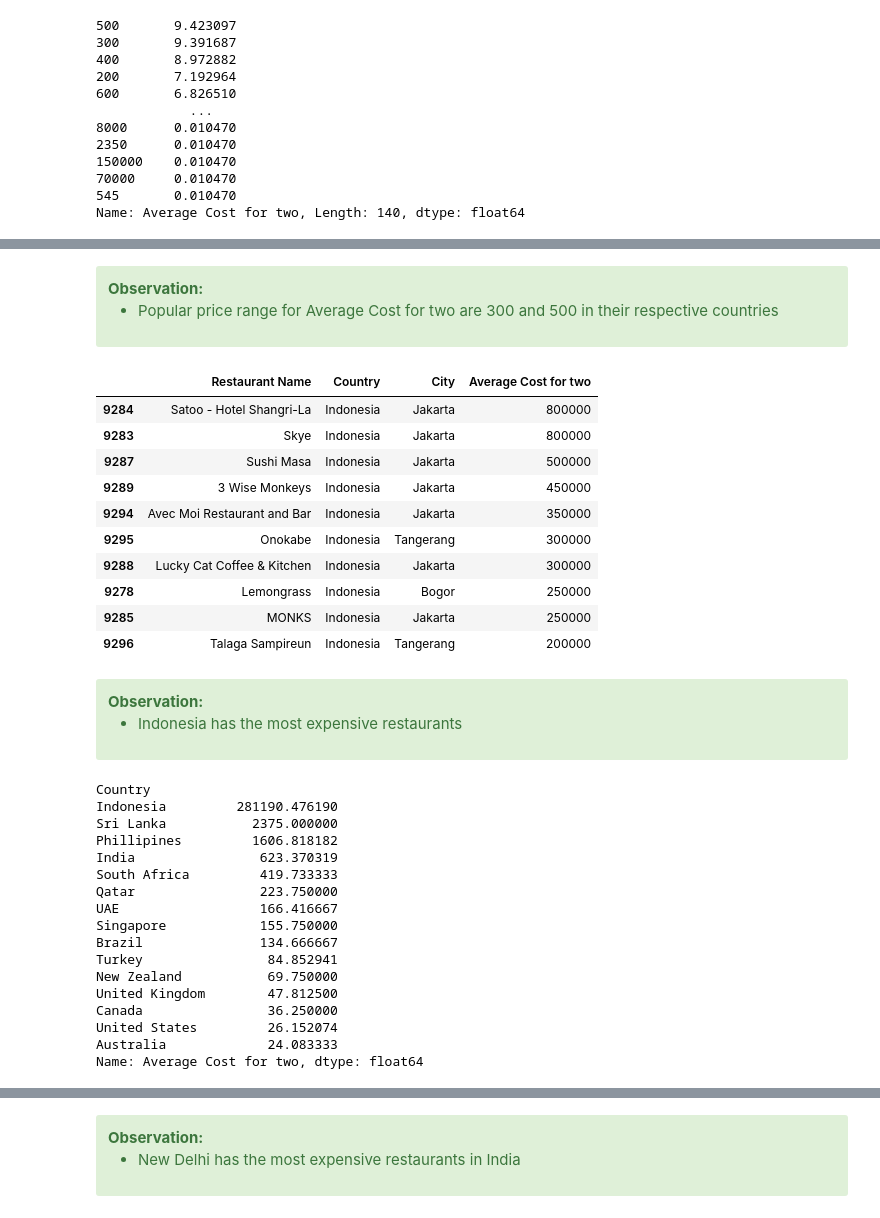
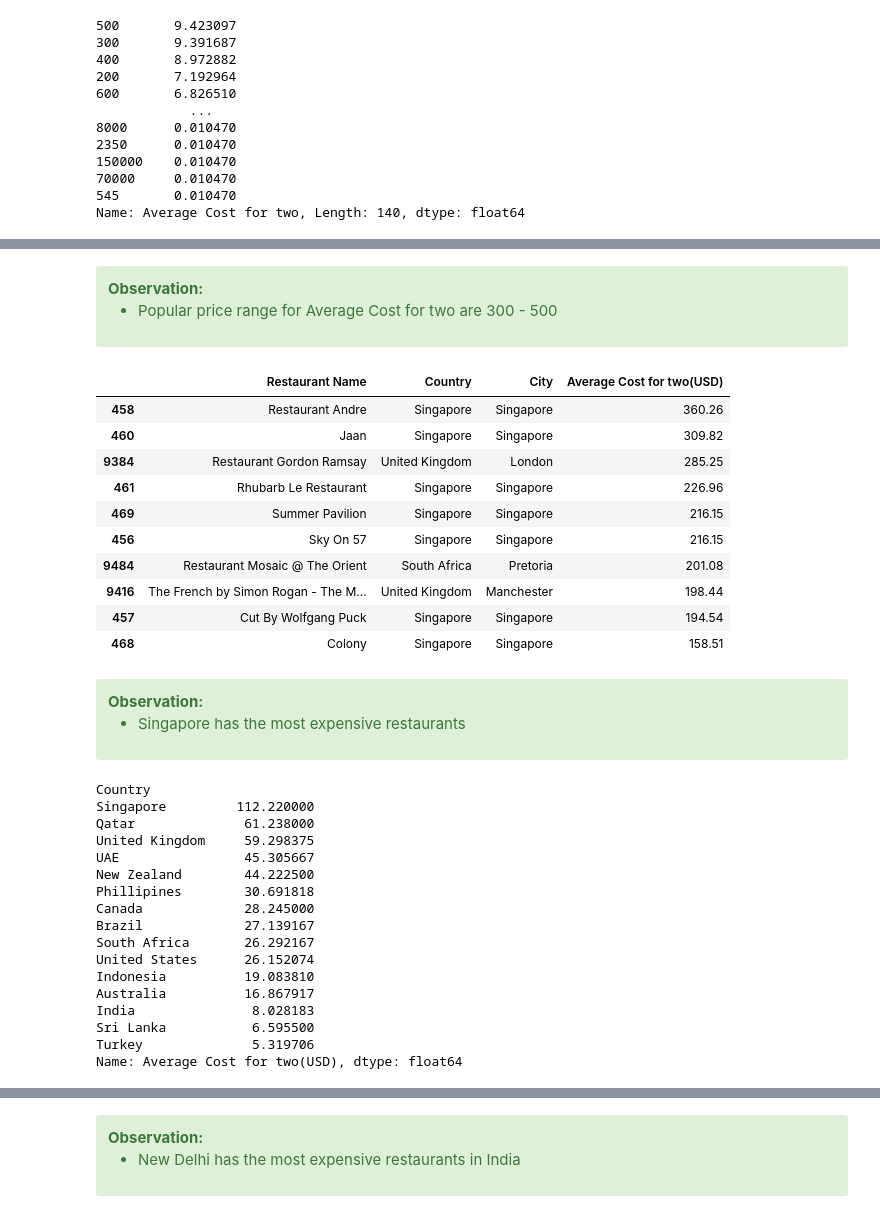
Before and after one commit to manaswikamila05/EDA, a Jupyter notebook: Zomato Restaurants Data/Zomato Case Study.ipynb, the cells around one changed output, grey strips where cells are left out. Cells and saved outputs as stored; diff of their text form; code cells hidden in the pictures.

```diff
--- a/Zomato Restaurants Data/Zomato Case Study.ipynb
+++ b/Zomato Restaurants Data/Zomato Case Study.ipynb
@@ -308,0 +317,4 @@ Index(['Restaurant ID', 'Restaurant Name', 'Country Code', 'City', 'Address',
+# %%
+# dropping Switch to order menu as it has only No values
+
+final_df.drop('Switch to order menu', axis=1, inplace=True)
@@ -510,49 +532,53 @@ plt.show()
 <div class="alert alert-block alert-success">
 <b>Observation:</b>
 
-- Popular price range for Average Cost for two are 300 and 500 in their respective countries
+- Popular price range for Average Cost for two are 300 - 500
 
 </div>
+# %%
+# converting all prices to USD dollars
+
+final_df["Average Cost for two(USD)"] = round(final_df["Average Cost for two"]*final_df["Conversion Rate"],2)
 # %%
 # top 10 expensive restaurants
 
-final_df[["Restaurant Name","Country", "City", "Average Cost for two"]].sort_values(by="Average Cost for two", ascending=False).head(10)
+final_df[["Restaurant Name","Country", "City", "Average Cost for two(USD)"]].sort_values(by="Average Cost for two(USD)", ascending=False).head(10)
 # %% [output]
-|  | Restaurant Name | Country | City | Average Cost for two |
-| 9284 | Satoo - Hotel Shangri-La | Indonesia | Jakarta | 800000 |
-| 9283 | Skye | Indonesia | Jakarta | 800000 |
-| 9287 | Sushi Masa | Indonesia | Jakarta | 500000 |
-| 9289 | 3 Wise Monkeys | Indonesia | Jakarta | 450000 |
-| 9294 | Avec Moi Restaurant and Bar | Indonesia | Jakarta | 350000 |
-| 9295 | Onokabe | Indonesia | Tangerang | 300000 |
-| 9288 | Lucky Cat Coffee & Kitchen | Indonesia | Jakarta | 300000 |
-| 9278 | Lemongrass | Indonesia | Bogor | 250000 |
-| 9285 | MONKS | Indonesia | Jakarta | 250000 |
-| 9296 | Talaga Sampireun | Indonesia | Tangerang | 200000 |
+|  | Restaurant Name | Country | City | Average Cost for two(USD) |
+| 458 | Restaurant Andre | Singapore | Singapore | 360.26 |
+| 460 | Jaan | Singapore | Singapore | 309.82 |
+| 9384 | Restaurant Gordon Ramsay | United Kingdom | London | 285.25 |
+| 461 | Rhubarb Le Restaurant | Singapore | Singapore | 226.96 |
+| 469 | Summer Pavilion | Singapore | Singapore | 216.15 |
+| 456 | Sky On 57 | Singapore | Singapore | 216.15 |
+| 9484 | Restaurant Mosaic @ The Orient | South Africa | Pretoria | 201.08 |
+| 9416 | The French by Simon Rogan - The M... | United Kingdom | Manchester | 198.44 |
+| 457 | Cut By Wolfgang Puck | Singapore | Singapore | 194.54 |
+| 468 | Colony | Singapore | Singapore | 158.51 |
 # %% [markdown]
 <div class="alert alert-block alert-success">
 <b>Observation:</b>
 
-- Indonesia has the most expensive restaurants
+- Singapore has the most expensive restaurants
 
 </div>
 # %%
-final_df.groupby('Country')['Average Cost for two'].mean().sort_values(ascending =False)
+final_df.groupby('Country')['Average Cost for two(USD)'].mean().sort_values(ascending =False)
 # %% [output]
 Country
-Indonesia         281190.476190
-Sri Lanka           2375.000000
-Phillipines         1606.818182
-India                623.370319
-South Africa         419.733333
-Qatar                223.750000
-UAE                  166.416667
-Singapore            155.750000
-Brazil               134.666667
-Turkey                84.852941
-New Zealand           69.750000
-United Kingdom        47.812500
-Canada                36.250000
-United States         26.152074
-Australia             24.083333
-Name: Average Cost for two, dtype: float64
+Singapore         112.220000
+Qatar              61.238000
+United Kingdom     59.298375
+UAE                45.305667
+New Zealand        44.222500
+Phillipines        30.691818
+Canada             28.245000
+Brazil             27.139167
+South Africa       26.292167
+United States      26.152074
+Indonesia          19.083810
+Australia          16.867917
+India               8.028183
+Sri Lanka           6.595500
+Turkey              5.319706
+Name: Average Cost for two(USD), dtype: float64
```
Also changed, not shown: parts of 154 cells of this notebook, 1 other file.
